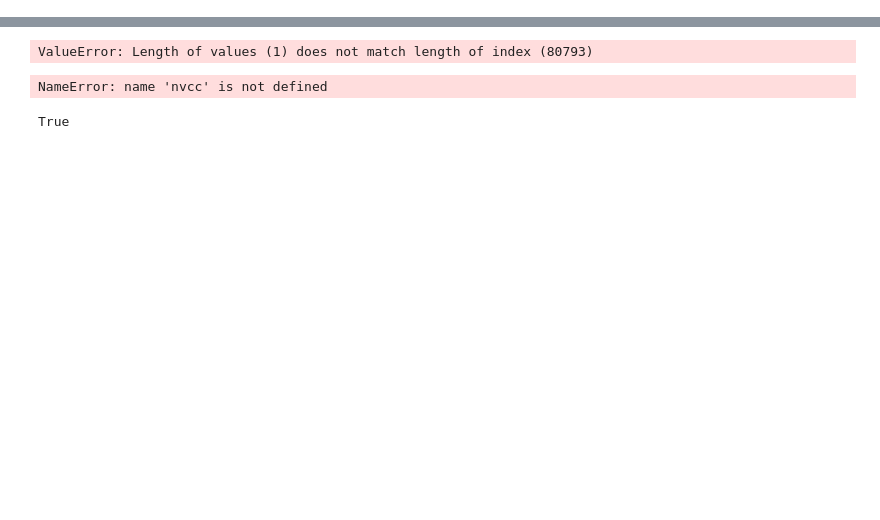
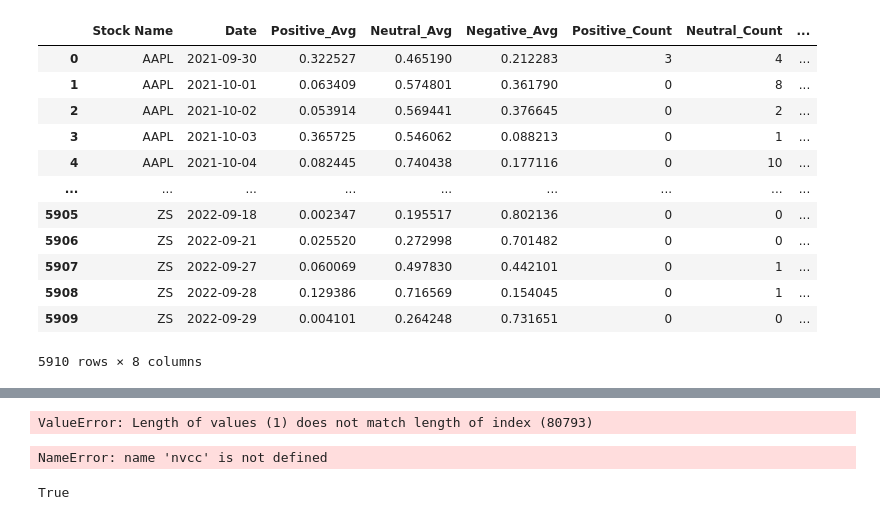
Before and after one commit to luanlam97/Gated_fusion, a Jupyter notebook: main.ipynb, the cells around one changed output, grey strips where cells are left out. Cells and saved outputs as stored; diff of their text form; code cells hidden in the pictures; blank space fills up the shorter version.

```diff
--- a/main.ipynb
+++ b/main.ipynb
@@ -24,0 +45,17 @@ Name: 0, dtype: object
+# %%
+aggregated_tweet = aggregate_tweet(tweet)
+aggregated_tweet
+# %% [output]
+|  | Stock Name | Date | Positive_Avg | Neutral_Avg | Negative_Avg | Positive_Count | Neutral_Count | ... |
+| 0 | AAPL | 2021-09-30 | 0.322527 | 0.465190 | 0.212283 | 3 | 4 | ... |
+| 1 | AAPL | 2021-10-01 | 0.063409 | 0.574801 | 0.361790 | 0 | 8 | ... |
+| 2 | AAPL | 2021-10-02 | 0.053914 | 0.569441 | 0.376645 | 0 | 2 | ... |
+| 3 | AAPL | 2021-10-03 | 0.365725 | 0.546062 | 0.088213 | 0 | 1 | ... |
+| 4 | AAPL | 2021-10-04 | 0.082445 | 0.740438 | 0.177116 | 0 | 10 | ... |
+| ... | ... | ... | ... | ... | ... | ... | ... | ... |
+| 5905 | ZS | 2022-09-18 | 0.002347 | 0.195517 | 0.802136 | 0 | 0 | ... |
+| 5906 | ZS | 2022-09-21 | 0.025520 | 0.272998 | 0.701482 | 0 | 0 | ... |
+| 5907 | ZS | 2022-09-27 | 0.060069 | 0.497830 | 0.442101 | 0 | 1 | ... |
+| 5908 | ZS | 2022-09-28 | 0.129386 | 0.716569 | 0.154045 | 0 | 1 | ... |
+| 5909 | ZS | 2022-09-29 | 0.004101 | 0.264248 | 0.731651 | 0 | 0 | ... |
+5910 rows × 8 columns
```
Also changed, not shown: parts of 29 cells of this notebook, 4 other files.
